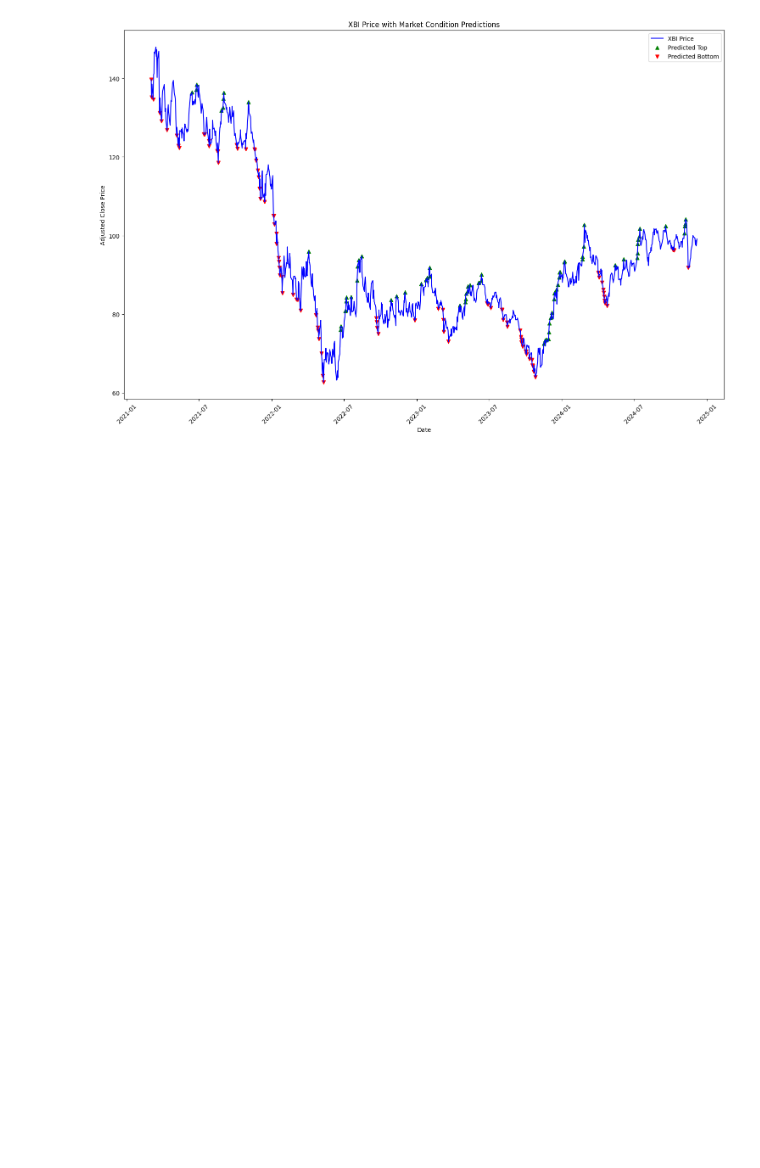
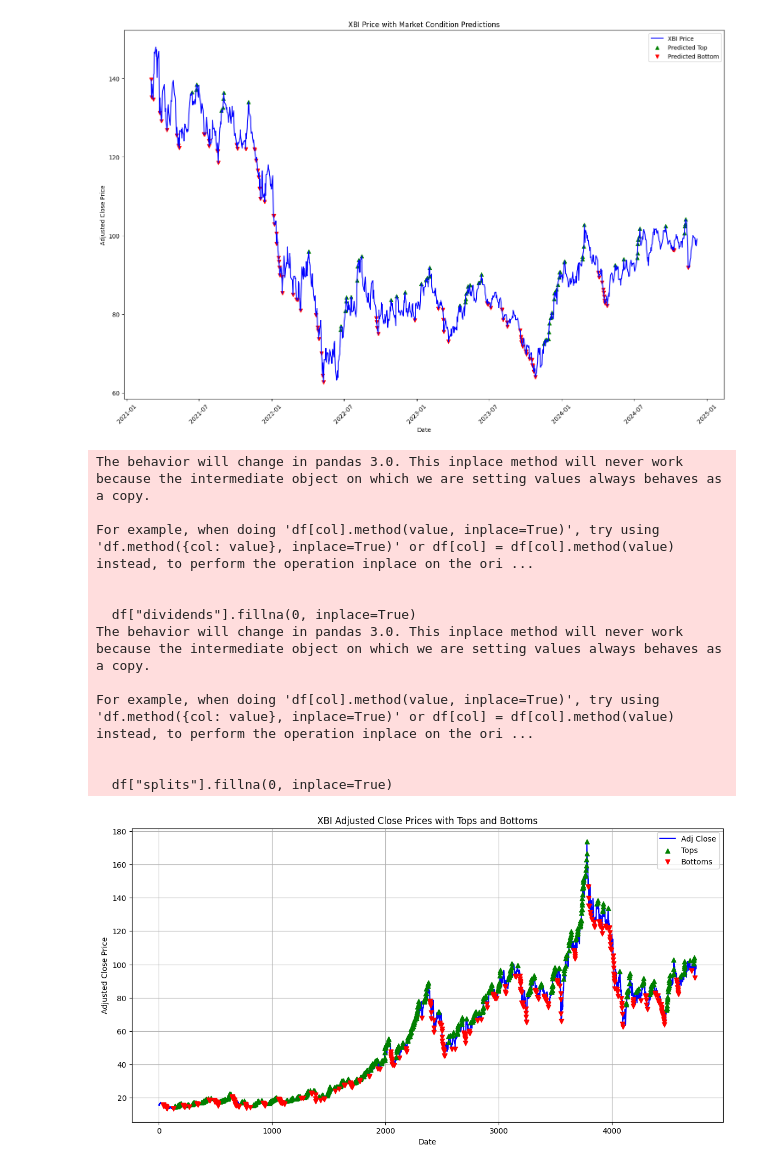
Before and after one commit to mukeshcodeshere/xbitracking, a Jupyter notebook: research.ipynb, the cells around one changed output. Cells and saved outputs as stored; diff of their text form; code cells hidden in the pictures; blank space fills up the shorter version.

```diff
--- a/research.ipynb
+++ b/research.ipynb
@@ -428,3 +428,58 @@ Model saved as decision_tree_model.pkl
 Model loaded from decision_tree_model.pkl
 [figure]
 [figure]
+# %%
+import pandas as pd
+import matplotlib.pyplot as plt
+from data_fetcher import fetch_ticker_data
+tickers = ['XBI']
+
+# Function to fetch data, assuming it's pulling the data from a source
+def fetch_data(tickers, period='max', interval='1d'):
+    """Fetch data for the tickers."""
+    return fetch_ticker_data(tickers, period='max', interval='1d', filename=None)
+
+df_xbi = fetch_data(tickers)
+
+# Assuming df_xbi is already defined and contains the 'adjclose' data
+# Sample code to define 'target_XBI' as described
+df_xbi['target_XBI'] = 0
+df_xbi.loc[df_xbi['adjclose'] == df_xbi['adjclose'].rolling(window=30).max(), 'target_XBI'] = 1
+df_xbi.loc[df_xbi['adjclose'] == df_xbi['adjclose'].rolling(window=30).min(), 'target_XBI'] = -1
+
+# Plotting the data
+plt.figure(figsize=(14,7))
+
+# Plot the adjusted closing prices
+plt.plot(df_xbi['adjclose'], label='Adj Close', color='blue')
+
+# Plot the tops and bottoms based on target_XBI
+plt.scatter(df_xbi.index[df_xbi['target_XBI'] == 1], df_xbi['adjclose'][df_xbi['target_XBI'] == 1],
+            label='Tops', marker='^', color='green', alpha=1, zorder=5)
+
+plt.scatter(df_xbi.index[df_xbi['target_XBI'] == -1], df_xbi['adjclose'][df_xbi['target_XBI'] == -1],
+            label='Bottoms', marker='v', color='red', alpha=1, zorder=5)
+
+# Adding labels and title
+plt.title('XBI Adjusted Close Prices with Tops and Bottoms')
+plt.xlabel('Date')
+plt.ylabel('Adjusted Close Price')
+plt.legend()
+plt.grid(True)
+
+# Show the plot
+plt.show()
+# %% [output]
+The behavior will change in pandas 3.0. This inplace method will never work because the intermediate object on which we are setting values always behaves as a copy.
+
+For example, when doing 'df[col].method(value, inplace=True)', try using 'df.method({col: value}, inplace=True)' or df[col] = df[col].method(value) instead, to perform the operation inplace on the ori ...
+
+
+  df["dividends"].fillna(0, inplace=True)
+The behavior will change in pandas 3.0. This inplace method will never work because the intermediate object on which we are setting values always behaves as a copy.
+
+For example, when doing 'df[col].method(value, inplace=True)', try using 'df.method({col: value}, inplace=True)' or df[col] = df[col].method(value) instead, to perform the operation inplace on the ori ...
+
+
+  df["splits"].fillna(0, inplace=True)
+[figure, added]
```
Also changed, not shown: 2 other files.
